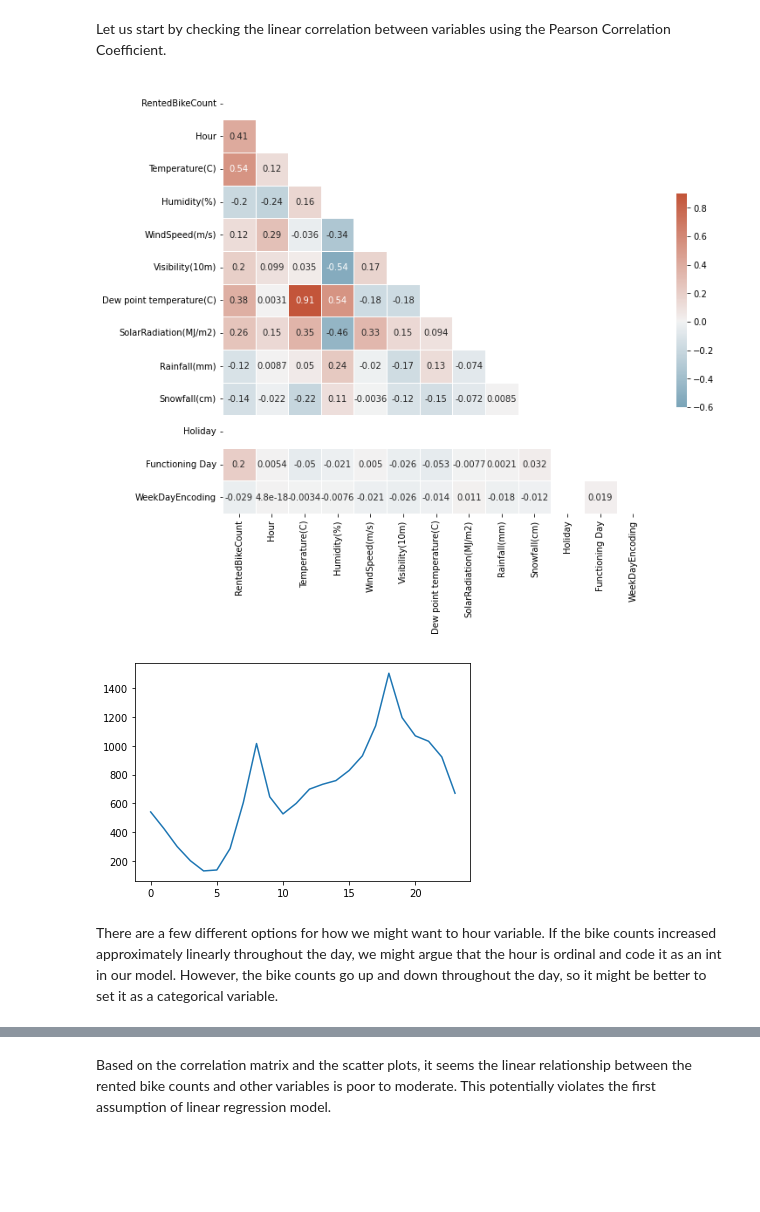
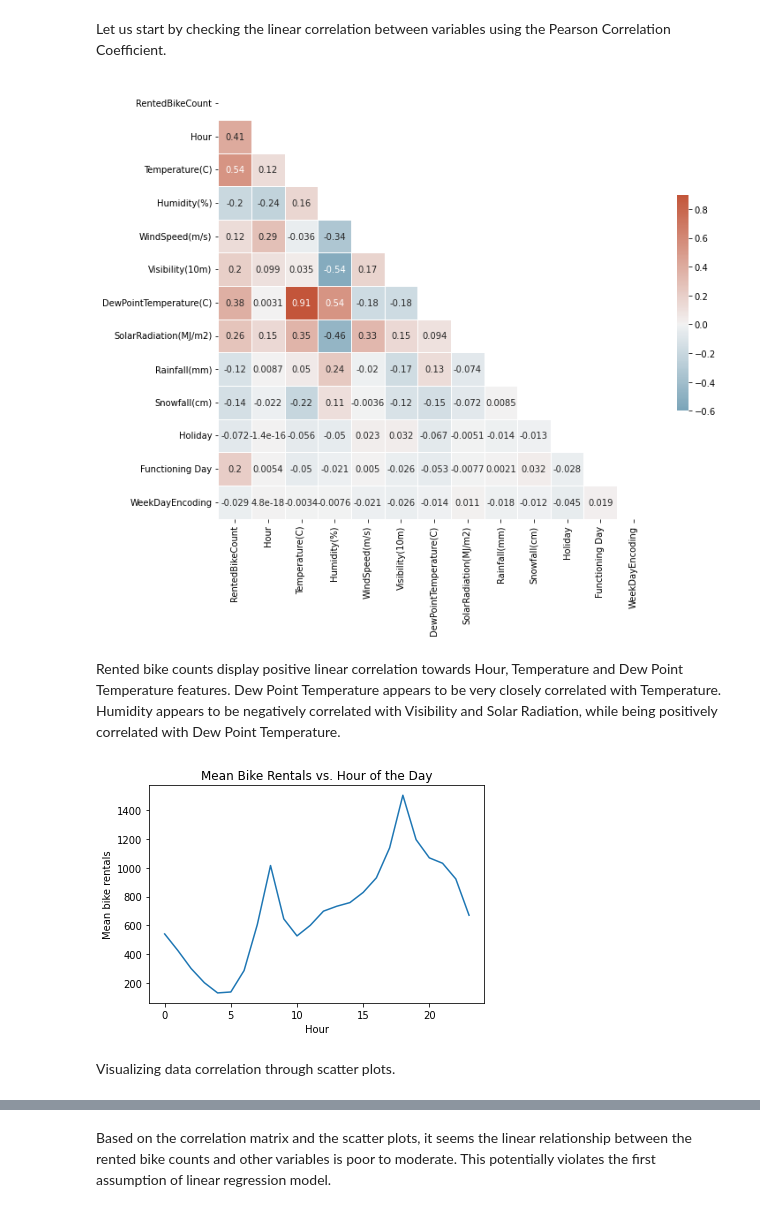
Before and after one commit to R0go/Bikes, a Jupyter notebook: Bikes_project.ipynb, the cells around one changed output, grey strips where cells are left out. Cells and saved outputs as stored; diff of their text form; code cells hidden in the pictures; blank space fills up the shorter version.

Commit message:
finalized the model

```diff
--- a/Bikes_project.ipynb
+++ b/Bikes_project.ipynb
@@ -92,12 +104,13 @@ Since both Holiday and Functioning Day features include only 2 unique values eac
 bikes_df['Date'] = pd.to_datetime(bikes_df['Date'], format="%d/%m/%Y")
 
 #changing Holiday feature into Boolean
-bikes_df["Holiday"]= bikes_df["Holiday"].map({"No": 0,"Yes":1})
+bikes_df["Holiday"]= bikes_df["Holiday"].map({'No Holiday': 0,'Holiday':1})
 
 #changing Functioning Day feature into Boolean
 bikes_df["Functioning Day"]= bikes_df["Functioning Day"].map({"No": 0,"Yes":1})
 
-bikes_df.rename(inplace=True, columns={'Rented Bike Count':'RentedBikeCount', 'Wind speed (m/s)':'WindSpeed(m/s)','Visibility (10m)':'Visibility(10m)','Solar Radiation (MJ/m2)':'SolarRadiation(MJ/m2)','Snowfall (cm)':'Snowfall(cm)'})
+#removing spacing in column names
+bikes_df.rename(inplace=True, columns={'Rented Bike Count':'RentedBikeCount', 'Dew point temperature(C)':'DewPointTemperature(C)','Wind speed (m/s)':'WindSpeed(m/s)','Visibility (10m)':'Visibility(10m)','Solar Radiation (MJ/m2)':'SolarRadiation(MJ/m2)','Snowfall (cm)':'Snowfall(cm)'})
 
 #checking the data types after changes
 print(bikes_df.info())
@@ -322,7 +309,7 @@ plt.show()
 Let us start by checking the linear correlation between variables using the Pearson Correlation Coefficient.
 # %%
 bikes_corr = bikes_df.corr()
-# Generate a mask for the upper triangle
+#obscuring the upper-right half of the heatmap
 mask = np.triu(np.ones_like(bikes_corr, dtype=bool))
 f, ax = plt.subplots(figsize=(11, 9))
 cmap = sns.diverging_palette(230, 20, as_cmap=True)
@@ -331,12 +318,20 @@ sns.heatmap(bikes_corr, mask=mask, cmap=cmap, vmax=.9, vmin=-.6, center=0,
             square=True, linewidths=.5, cbar_kws={"shrink": .5}, annot=True)
 plt.show()
 # %% [output]
-[figure, old version]
+[figure, new version]
+# %% [markdown]
+Rented bike counts display positive linear correlation towards Hour, Temperature and Dew Point Temperature features.
+Dew Point Temperature appears to be very closely correlated with Temperature.
+Humidity appears to be negatively correlated with Visibility and Solar Radiation, while being positively correlated with Dew Point Temperature.
 # %%
+#checking the relationship between mean rented bike counts and hour of the day
 grouping = bikes_df[['Hour','RentedBikeCount']].groupby(['Hour']).mean().reset_index()
 plt.plot(grouping['Hour'], grouping['RentedBikeCount'])
+plt.title('Mean Bike Rentals vs. Hour of the Day')
+plt.xlabel('Hour')
+plt.ylabel('Mean bike rentals')
 plt.show()
 # %% [output]
-[figure, old version]
+[figure, new version]
 # %% [markdown]
-There are a few different options for how we might want to hour variable. If the bike counts increased approximately linearly throughout the day, we might argue that the hour is ordinal and code it as an int in our model. However, the bike counts go up and down throughout the day, so it might be better to set it as a categorical variable.
+Visualizing data correlation through scatter plots.
```
Also changed, not shown: parts of 61 cells of this notebook.
